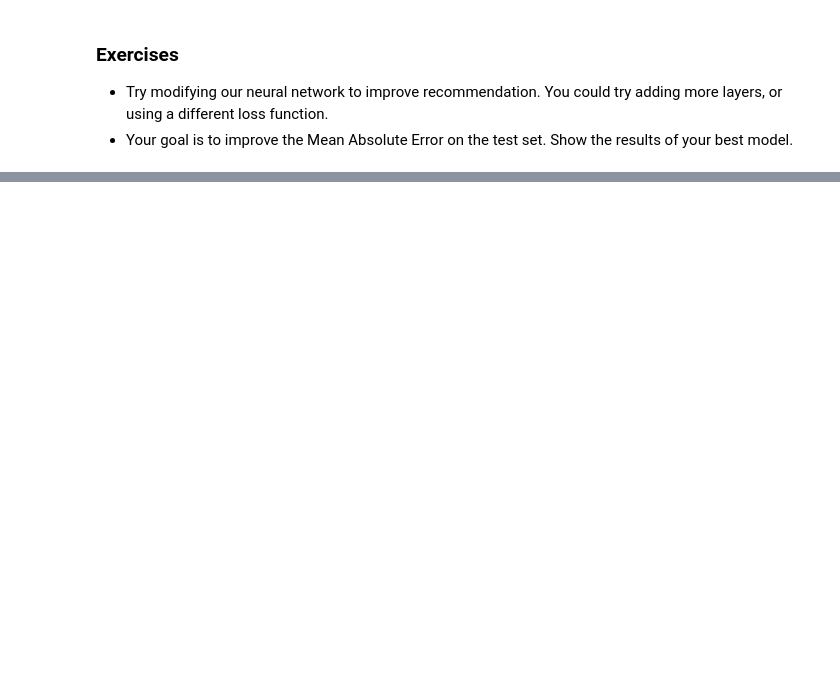
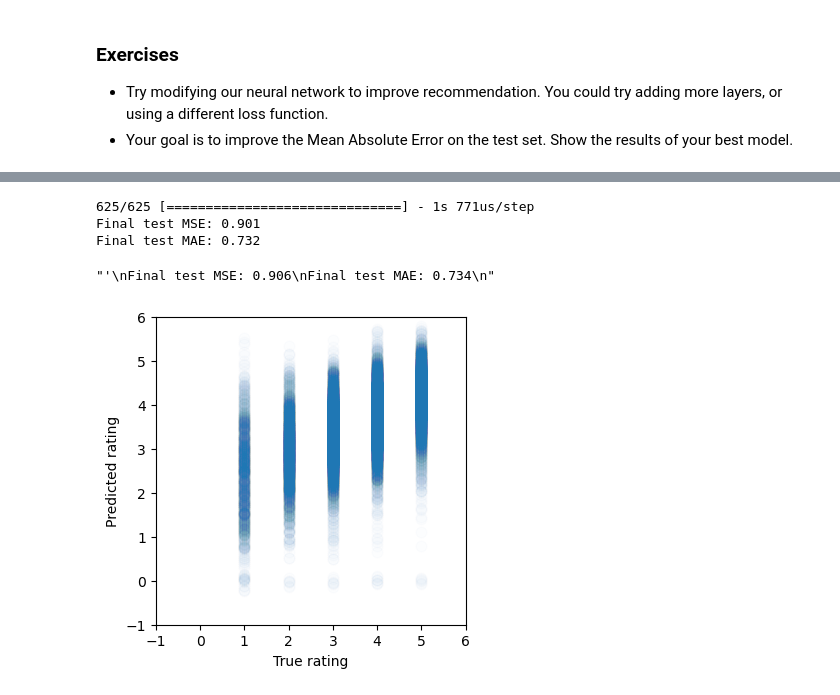
Before and after one commit to klin093/deep_learning, a Jupyter notebook: 01_materials/labs/lab_3.ipynb, the cells around one changed output, grey strips where cells are left out. Drawn from its saved outputs; the diff is of its cells as text; code cells hidden in the pictures; blank space fills up the shorter version.

```diff
--- a/01_materials/labs/lab_3.ipynb
+++ b/01_materials/labs/lab_3.ipynb
@@ -519,6 +555,9 @@ class RegressionModel(Model):
 
         # The following two layers don't have parameters.
         self.flatten = Flatten()
+        self.dropout = Dropout(.5)
+        self.dense = Dense(64, activation='relu')
+        self.dropout = Dropout(.5)
         self.dot = Dot(axes=1)
 
     def call(self, inputs):
@@ -541,0 +602,19 @@ history = model.fit([user_id_train, item_id_train], rating_train,
+# %%
+from sklearn.metrics import mean_squared_error
+from sklearn.metrics import mean_absolute_error
+
+test_preds = model.predict([user_id_test, item_id_test])
+print("Final test MSE: %0.3f" % mean_squared_error(test_preds, rating_test))
+print("Final test MAE: %0.3f" % mean_absolute_error(test_preds, rating_test))
+plot_predictions(rating_test, test_preds)
+
+''''
+Final test MSE: 0.906
+Final test MAE: 0.734
+'''
+# %% [output]
+625/625 [==============================] - 1s 771us/step
+Final test MSE: 0.901
+Final test MAE: 0.732
+"'\nFinal test MSE: 0.906\nFinal test MAE: 0.734\n"
+[figure, added]
```
Also changed, not shown: parts of 12 cells of this notebook.
